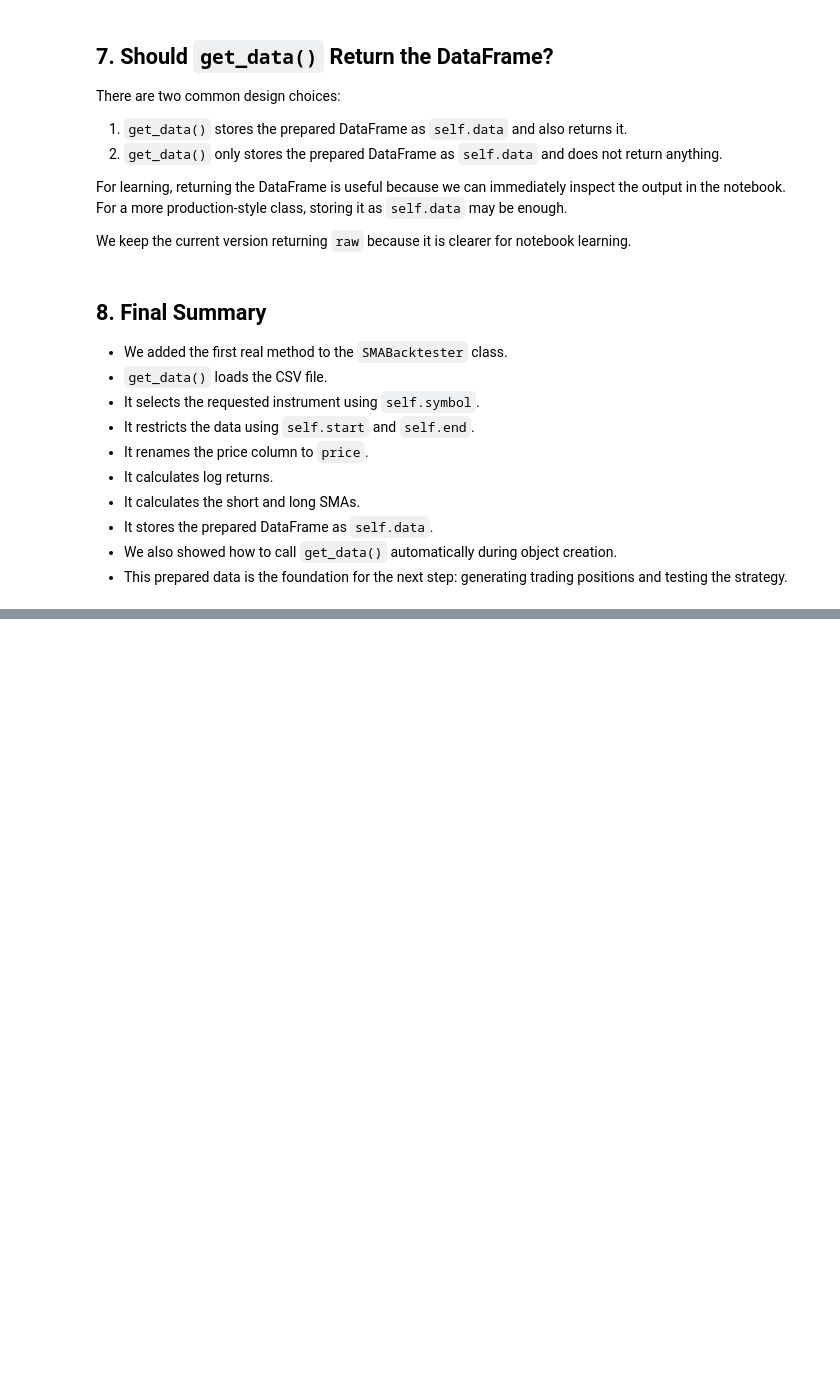
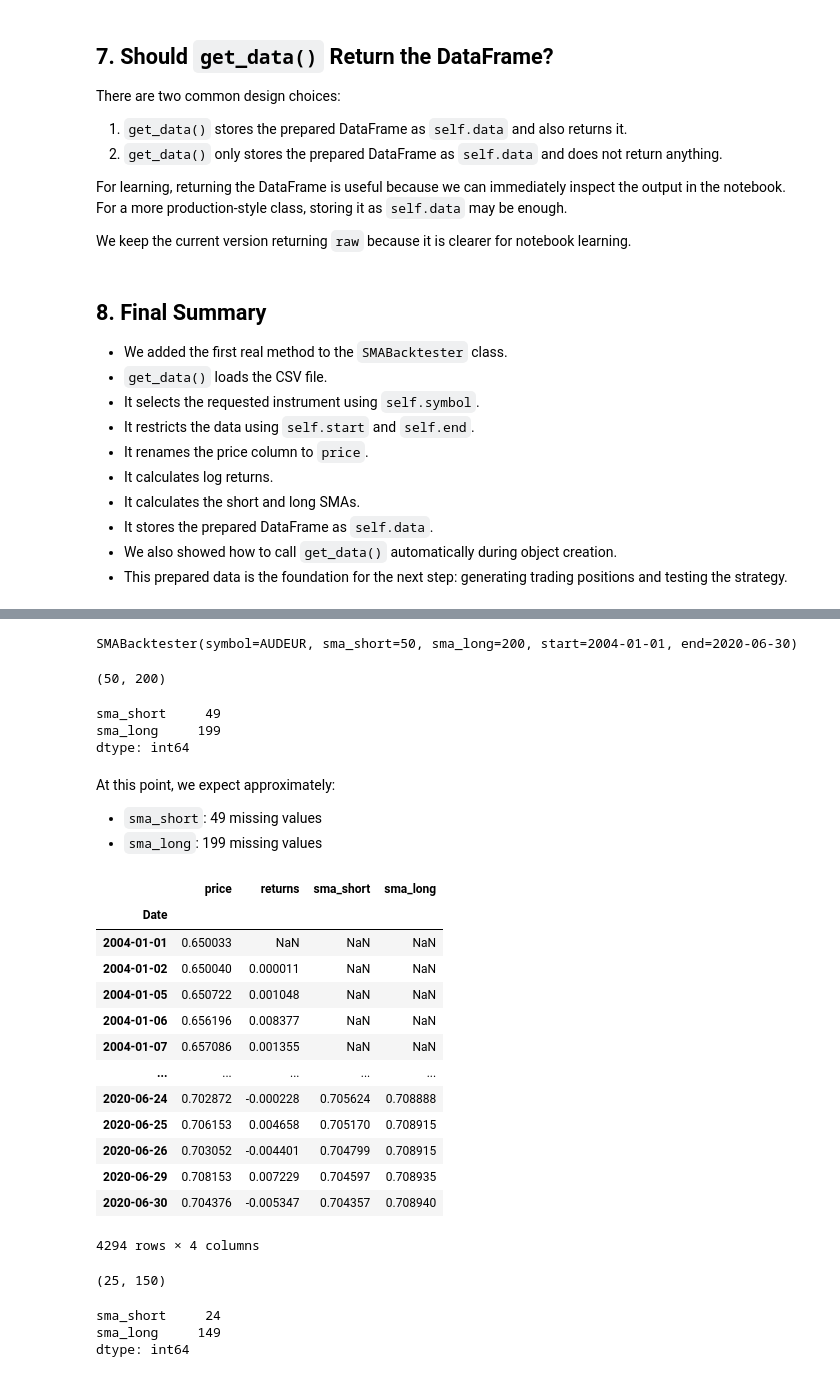
Before and after one commit to seanmayer/algo-trading-broker-testing, a Jupyter notebook: defining-back-testing-strategies/building_using_sma_backtester_class.ipynb, the cells around one changed output, grey strips where cells are left out. Drawn from its saved outputs; the diff is of its cells as text; code cells hidden in the pictures; blank space fills up the shorter version.

```diff
--- a/defining-back-testing-strategies/building_using_sma_backtester_class.ipynb
+++ b/defining-back-testing-strategies/building_using_sma_backtester_class.ipynb
@@ -831,0 +1036,54 @@ We keep the current version returning `raw` because it is clearer for notebook l
+# %%
+tester = SMABacktester(
+    symbol="AUDEUR",
+    sma_short=50,
+    sma_long=200,
+    start="2004-01-01",
+    end="2020-06-30"
+)
+
+tester
+# %% [output]
+SMABacktester(symbol=AUDEUR, sma_short=50, sma_long=200, start=2004-01-01, end=2020-06-30)
+# %%
+tester.sma_short, tester.sma_long
+# %% [output]
+(50, 200)
+# %%
+tester.data[["sma_short", "sma_long"]].isna().sum()
+# %% [output]
+sma_short     49
+sma_long     199
+dtype: int64
+# %% [markdown]
+At this point, we expect approximately:
+
+- `sma_short`: 49 missing values
+- `sma_long`: 199 missing values
+# %%
+tester.set_parameters(sma_short=25, sma_long=150)
+# %% [output]
+|  | price | returns | sma_short | sma_long |
+| Date |  |  |  |  |
+| 2004-01-01 | 0.650033 | NaN | NaN | NaN |
+| 2004-01-02 | 0.650040 | 0.000011 | NaN | NaN |
+| 2004-01-05 | 0.650722 | 0.001048 | NaN | NaN |
+| 2004-01-06 | 0.656196 | 0.008377 | NaN | NaN |
+| 2004-01-07 | 0.657086 | 0.001355 | NaN | NaN |
+| ... | ... | ... | ... | ... |
+| 2020-06-24 | 0.702872 | -0.000228 | 0.705624 | 0.708888 |
+| 2020-06-25 | 0.706153 | 0.004658 | 0.705170 | 0.708915 |
+| 2020-06-26 | 0.703052 | -0.004401 | 0.704799 | 0.708915 |
+| 2020-06-29 | 0.708153 | 0.007229 | 0.704597 | 0.708935 |
+| 2020-06-30 | 0.704376 | -0.005347 | 0.704357 | 0.708940 |
+4294 rows × 4 columns
+# %%
+tester.sma_short, tester.sma_long
+# %% [output]
+(25, 150)
+# %%
+tester.data[["sma_short", "sma_long"]].isna().sum()
+# %% [output]
+sma_short     24
+sma_long     149
+dtype: int64
```
Also changed, not shown: parts of 27 cells of this notebook.
